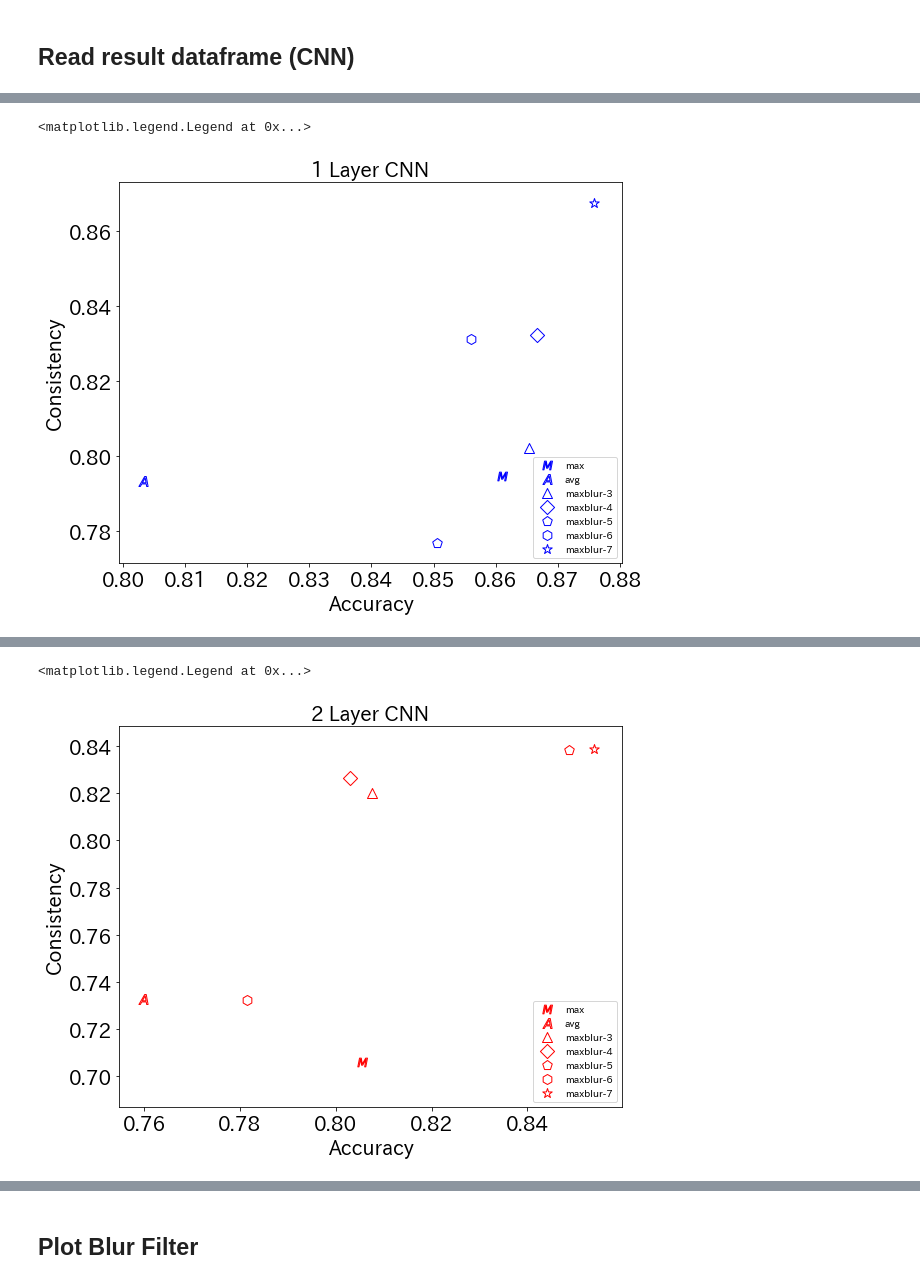
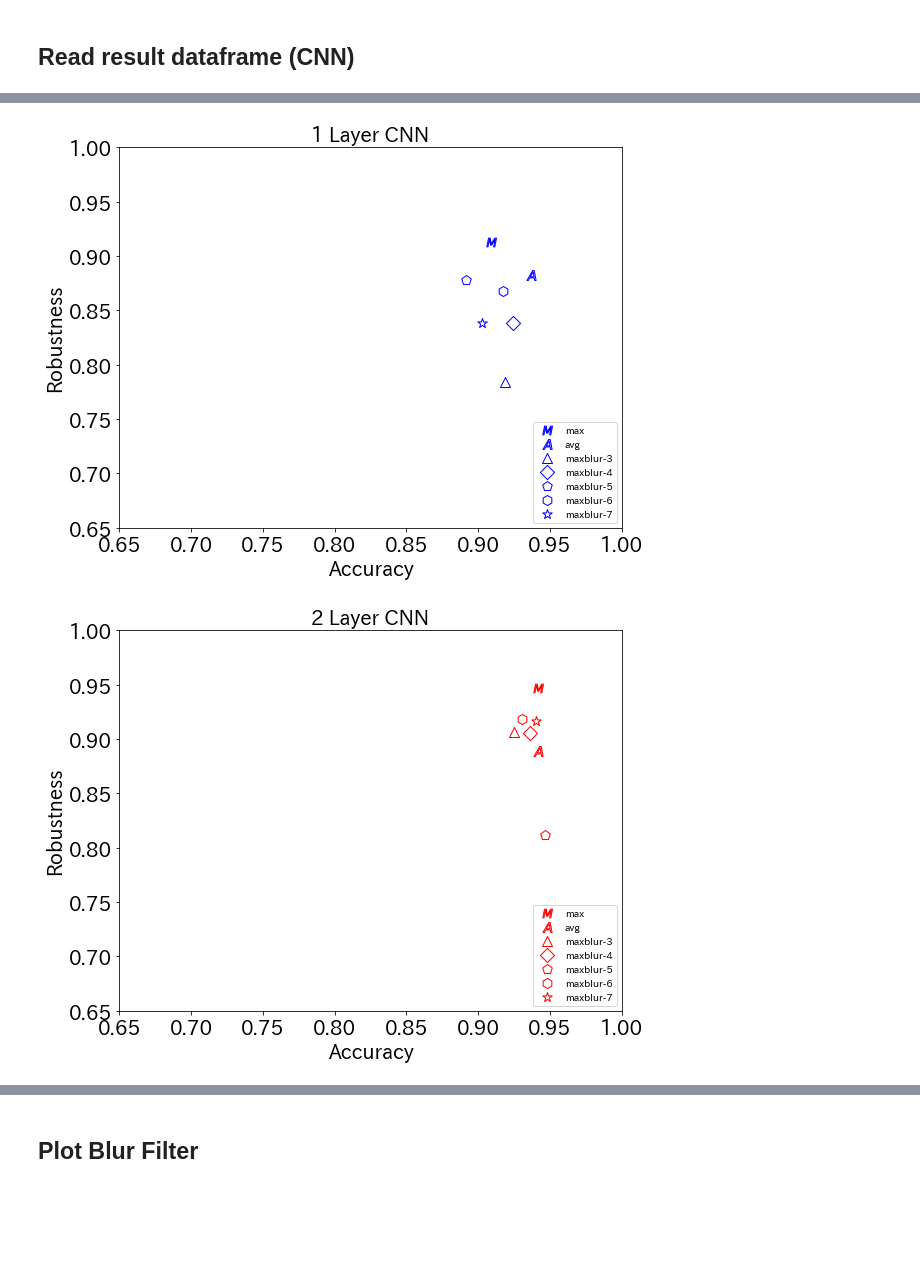
Before and after one commit to huxianyin/hu_ShiftInvarianceValidation_Biosignals2020, a Jupyter notebook: AF Detection/Analyze Result.ipynb, the cells around one changed output, grey strips where cells are left out. Drawn from its saved outputs; the diff is of its cells as text; code cells hidden in the pictures; blank space fills up the shorter version.

```diff
--- a/AF Detection/Analyze Result.ipynb
+++ b/AF Detection/Analyze Result.ipynb
@@ -46,13 +46,14 @@ def cal_blur_size(pool_type):
 # %% [markdown]
 ## Read result dataframe (CNN)
 # %%
-result_roots = ["./Result_CNN_pool1/","./Result_CNN_pool2/","./Result_CNN_pool3/"]
+result_roots = ["./Result_CNN_pool1/","./Result_CNN_pool2/","./Result_CNN_pool3/",
+               "./Result_CNN_aug_pool1/","./Result_CNN_aug_pool2/","./Result_CNN_aug_pool3/"]
 # %%
 result_files = []
 for result_root in result_roots:
     result_dirs = [os.path.join(result_root,i) for i in os.listdir(result_root) if "results" in i]
     for result_dir in result_dirs:
-        result_file = os.path.join(result_dir,"new_result.csv")
+        result_file = os.path.join(result_dir,"new_rseult_2.csv")
         if os.path.exists(result_file):
             result_files.append(result_file)
 result_files.sort()
@@ -60,11 +61,12 @@ result_files.sort()
 dfs = []
 for file in result_files:
     df = pd.read_csv(file)
-    df = df.drop(['_'],axis=1)
+    df = df.drop("Unnamed: 0",axis=1)
     pool_type = list(df["pool_type"])[0]
     if pool_type == "maxblur-":
         df["pool_type"] = ["avg" for i in range(len(df))]
         pool_type = "avg"
+    df["with_augment"] = ["aug" in file for i in range(len(df))]
     df["marker"] = [generate_marker(pool_type) for i in range(len(df))]
     df["blur_size"] = [cal_blur_size(pool_type) for i in range(len(df))]
     dfs.append(df)
@@ -120,15 +103,26 @@ sns.barplot(data=result_df[(result_df.pool_type=="max")],x="pool_factor",y="accu
 # %%
-plt.figure(figsize=(9,7))
-#plt.plot([0.861072,0.865392],[0.834626,0.857947],c="g")
-#plt.plot([0.803283,0.875873],[0.793278,0.867690],c="g")
-#plt.plot([0.861072,0.875873],[0.794545,0.867690],c="orange")
-plot_scatter(result_df_crossed[(result_df_crossed.pool_type!="maxblur-1")&
-                              (result_df_crossed.pool_type!="maxblur-2")],pool_factor=1,x="accuracy",y="consis_ub")
-plt.xlabel("Accuracy",fontsize=20)
-plt.ylabel("Consistency",fontsize=20)
-plt.xticks(fontsize=20)
-plt.yticks(fontsize=20)
-plt.legend(loc="lower right")
+for aug in [True,False]:
+    for pool_factor in [1,2,3]:
+        if aug:
+            suffix = "_w"
+        else:
+            suffix = "_wo"
+        save_path = os.path.join("figs/result_acc-robust",str(pool_factor)+"CNN"+suffix+".png")
+
+        plt.figure(figsize=(9,7))
+        plot_scatter(result_df_crossed[(result_df_crossed.pool_type!="maxblur-1")&
+                                      (result_df_crossed.pool_type!="maxblur-2")&
+                                       (result_df_crossed.with_augment==aug)],
+                     pool_factor=pool_factor,x="accuracy",y="robustness")
+
+        plt.xlabel("Accuracy",fontsize=20)
+        plt.ylabel("Robustness",fontsize=20)
+        plt.xticks(fontsize=20)
+        plt.yticks(fontsize=20)
+        plt.xlim(0.65,1.0)
+        plt.ylim(0.65,1.0)
+        plt.legend(loc="lower right")
+        plt.savefig(save_path)
 # %% [output]
-<matplotlib.legend.Legend at 0x...>
-[figure, old version]
+[figure, new version]
+[figure, added]
@@ -135,15 +132,0 @@ plt.legend(loc="lower right")
-# %%
-plt.figure(figsize=(9,7))
-#plt.plot([0.861072,0.865392],[0.834626,0.857947],c="g")
-#plt.plot([0.803283,0.875873],[0.793278,0.867690],c="g")
-#plt.plot([0.861072,0.875873],[0.794545,0.867690],c="orange")
-plot_scatter(result_df_crossed[(result_df_crossed.pool_type!="maxblur-1")&
-                              (result_df_crossed.pool_type!="maxblur-2")],pool_factor=2,x="accuracy",y="consis_ub")
-plt.xlabel("Accuracy",fontsize=20)
-plt.ylabel("Consistency",fontsize=20)
-plt.xticks(fontsize=20)
-plt.yticks(fontsize=20)
-plt.legend(loc="lower right")
-# %% [output]
-<matplotlib.legend.Legend at 0x...>
-[figure, removed]
```
Also changed, not shown: parts of 23 cells of this notebook, 34 other files.
